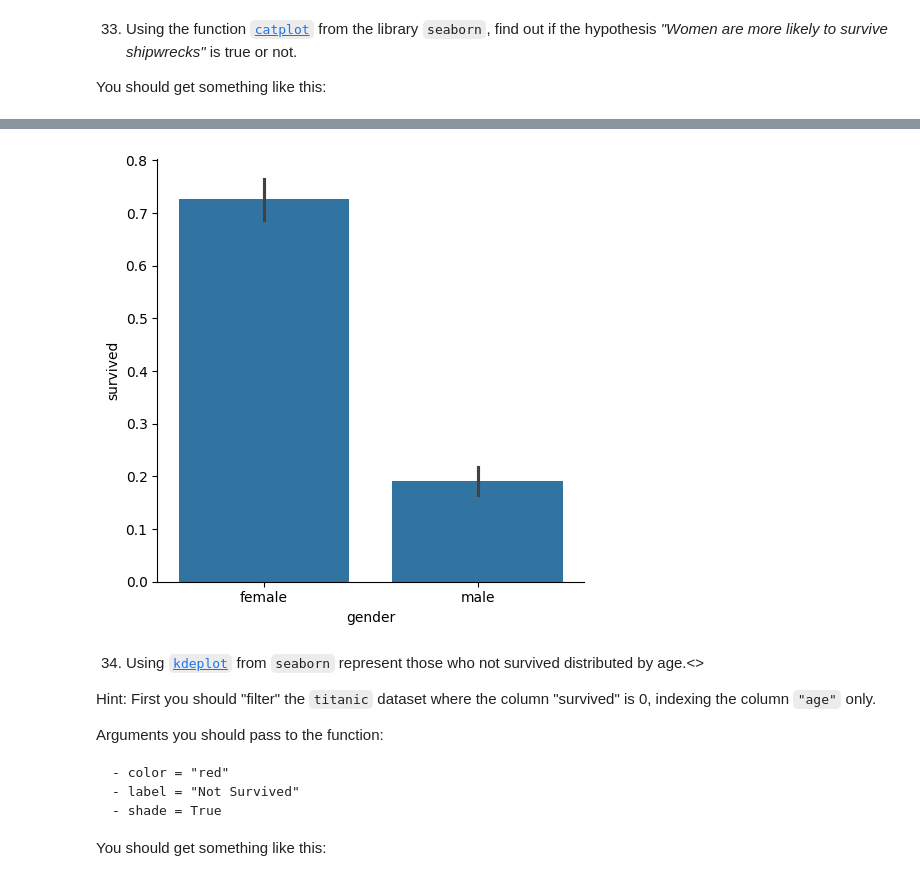
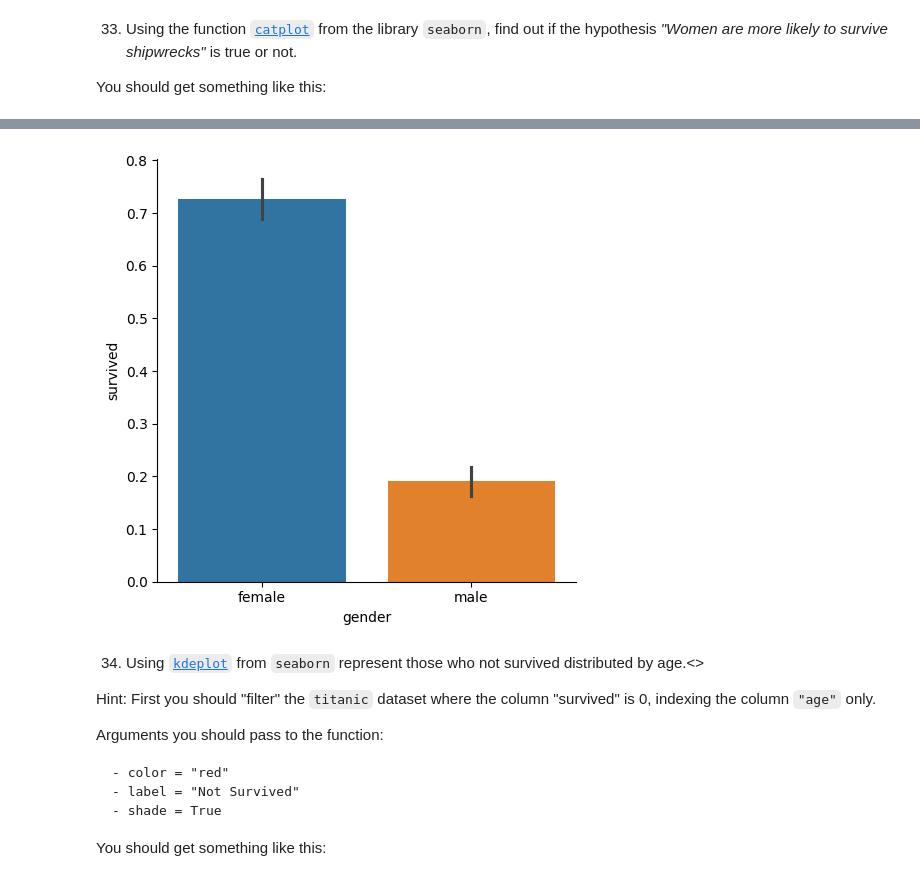
Before and after one commit to naiamerino/2026-02-BILBAO-FT-Data-Science, a Jupyter notebook: 2-Data_Analysis/2-Pandas/Practica/7-Titanic/Titanic-exercise_NMG.ipynb, the cells around one changed output, grey strips where cells are left out. Cells and saved outputs as stored; diff of their text form; code cells hidden in the pictures.

```diff
--- a/2-Data_Analysis/2-Pandas/Practica/7-Titanic/Titanic-exercise_NMG.ipynb
+++ b/2-Data_Analysis/2-Pandas/Practica/7-Titanic/Titanic-exercise_NMG.ipynb
@@ -624,10 +651,10 @@ You should get something like this:
 ![catplot](./img/catplotgen.png)
 # %%
 sns.catplot(
-    data=titanic, x="gender", y="survived",
+    data=titanic, x="gender", y="survived", hue="gender", #hue cambia el color por la categoría que le indiques. Muy útil cuando superponemos histogramas
     kind="bar");
 # %% [output]
-[figure, old version]
+[figure, new version]
 # %% [markdown]
 34. Using [`kdeplot`]("https://seaborn.pydata.org/generated/seaborn.kdeplot.html") from `seaborn` represent those who not survived distributed by age.<>
 
```
Also changed, not shown: parts of 22 cells of this notebook, 15 other files.
